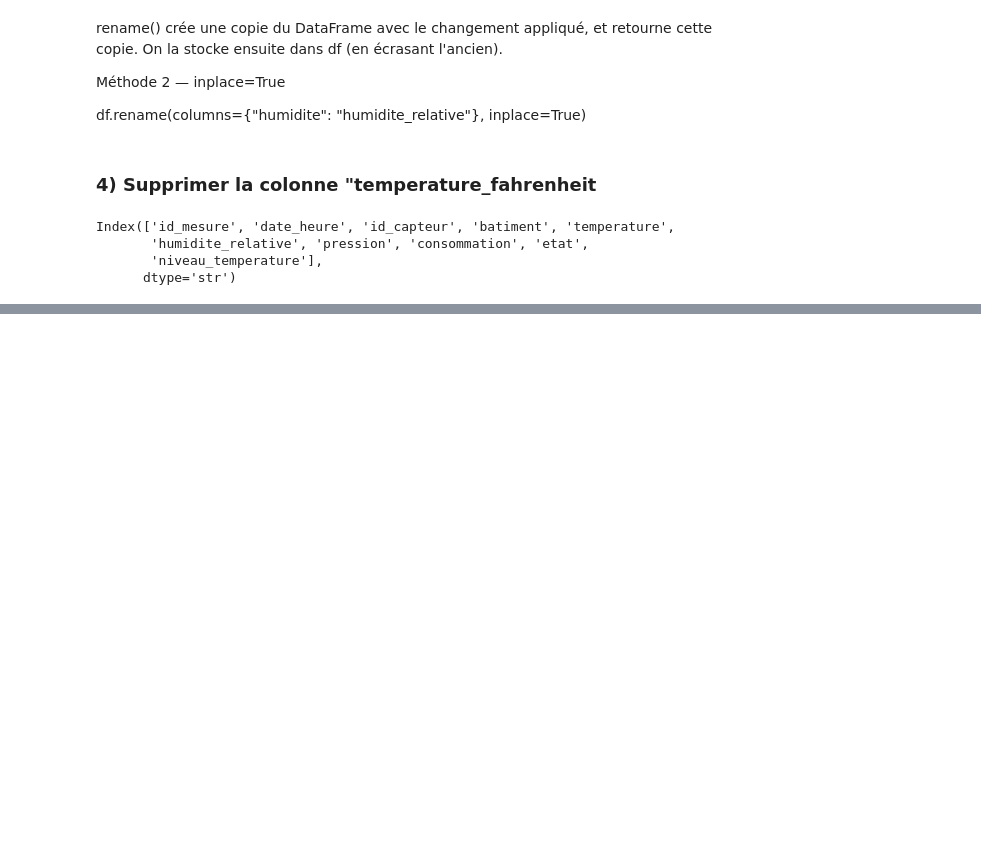
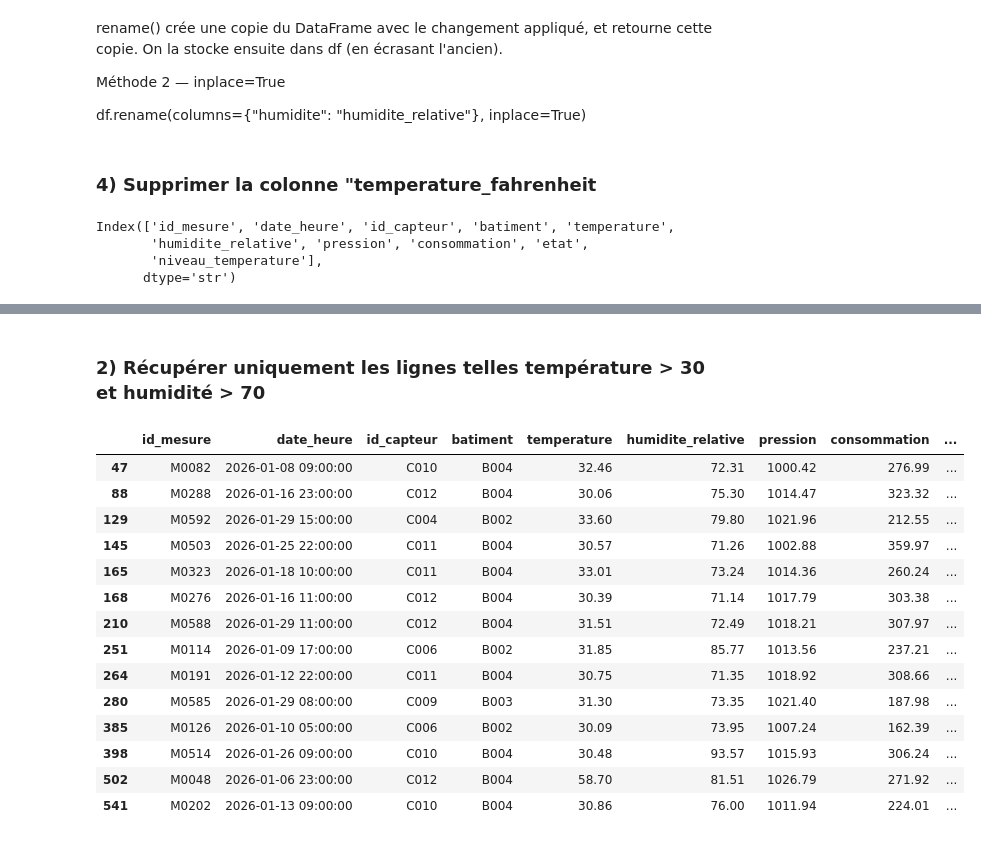
Before and after one commit to Fattimm/atelierPandas, a Jupyter notebook: notebooks/atelier_pandas_iot .ipynb, the cells around one changed output, grey strips where cells are left out. Drawn from its saved outputs; the diff is of its cells as text; code cells hidden in the pictures; blank space fills up the shorter version.

```diff
--- a/notebooks/atelier_pandas_iot .ipynb
+++ b/notebooks/atelier_pandas_iot .ipynb
@@ -358,0 +384,21 @@ Index(['id_mesure', 'date_heure', 'id_capteur', 'batiment', 'temperature',
+# %% [markdown]
+### 2) Récupérer uniquement les lignes telles température > 30 et humidité > 70
+# %%
+df_temp_humidite_elevee = df[(df["temperature"] > 30) & (df["humidite_relative"] > 70)]
+df_temp_humidite_elevee
+# %% [output]
+|  | id_mesure | date_heure | id_capteur | batiment | temperature | humidite_relative | pression | consommation | ... |
+| 47 | M0082 | 2026-01-08 09:00:00 | C010 | B004 | 32.46 | 72.31 | 1000.42 | 276.99 | ... |
+| 88 | M0288 | 2026-01-16 23:00:00 | C012 | B004 | 30.06 | 75.30 | 1014.47 | 323.32 | ... |
+| 129 | M0592 | 2026-01-29 15:00:00 | C004 | B002 | 33.60 | 79.80 | 1021.96 | 212.55 | ... |
+| 145 | M0503 | 2026-01-25 22:00:00 | C011 | B004 | 30.57 | 71.26 | 1002.88 | 359.97 | ... |
+| 165 | M0323 | 2026-01-18 10:00:00 | C011 | B004 | 33.01 | 73.24 | 1014.36 | 260.24 | ... |
+| 168 | M0276 | 2026-01-16 11:00:00 | C012 | B004 | 30.39 | 71.14 | 1017.79 | 303.38 | ... |
+| 210 | M0588 | 2026-01-29 11:00:00 | C012 | B004 | 31.51 | 72.49 | 1018.21 | 307.97 | ... |
+| 251 | M0114 | 2026-01-09 17:00:00 | C006 | B002 | 31.85 | 85.77 | 1013.56 | 237.21 | ... |
+| 264 | M0191 | 2026-01-12 22:00:00 | C011 | B004 | 30.75 | 71.35 | 1018.92 | 308.66 | ... |
+| 280 | M0585 | 2026-01-29 08:00:00 | C009 | B003 | 31.30 | 73.35 | 1021.40 | 187.98 | ... |
+| 385 | M0126 | 2026-01-10 05:00:00 | C006 | B002 | 30.09 | 73.95 | 1007.24 | 162.39 | ... |
+| 398 | M0514 | 2026-01-26 09:00:00 | C010 | B004 | 30.48 | 93.57 | 1015.93 | 306.24 | ... |
+| 502 | M0048 | 2026-01-06 23:00:00 | C012 | B004 | 58.70 | 81.51 | 1026.79 | 271.92 | ... |
+| 541 | M0202 | 2026-01-13 09:00:00 | C010 | B004 | 30.86 | 76.00 | 1011.94 | 224.01 | ... |
```
Also changed, not shown: parts of 3 cells of this notebook.
